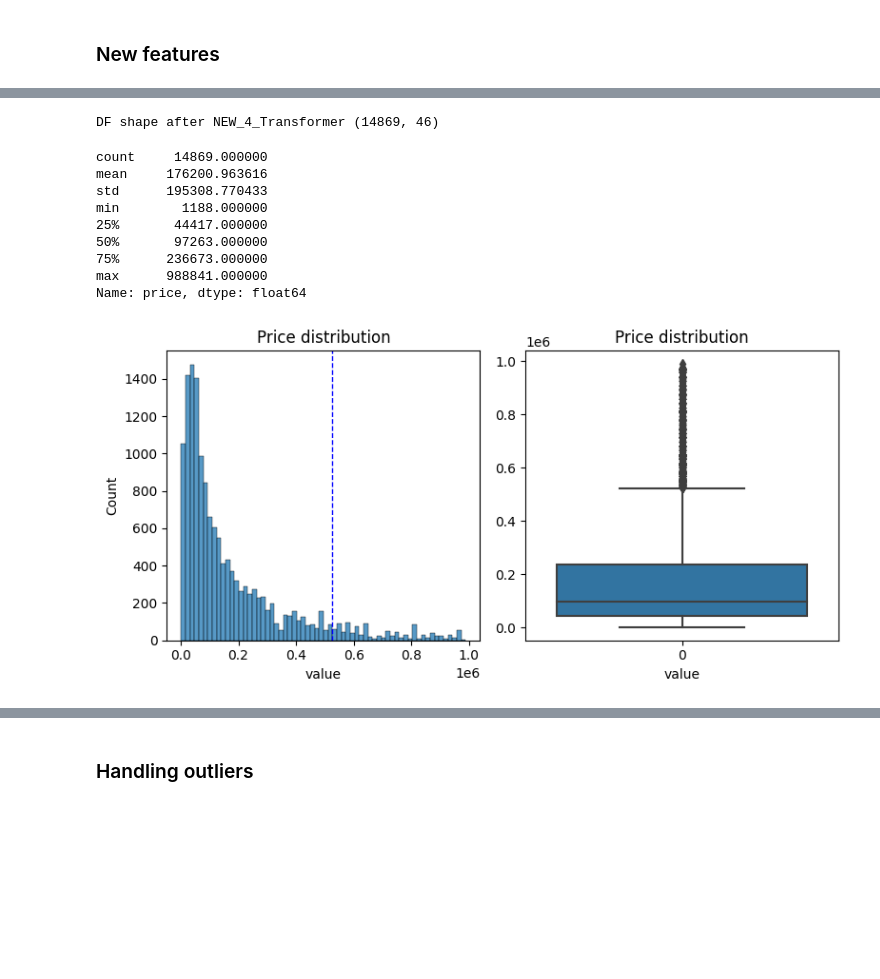
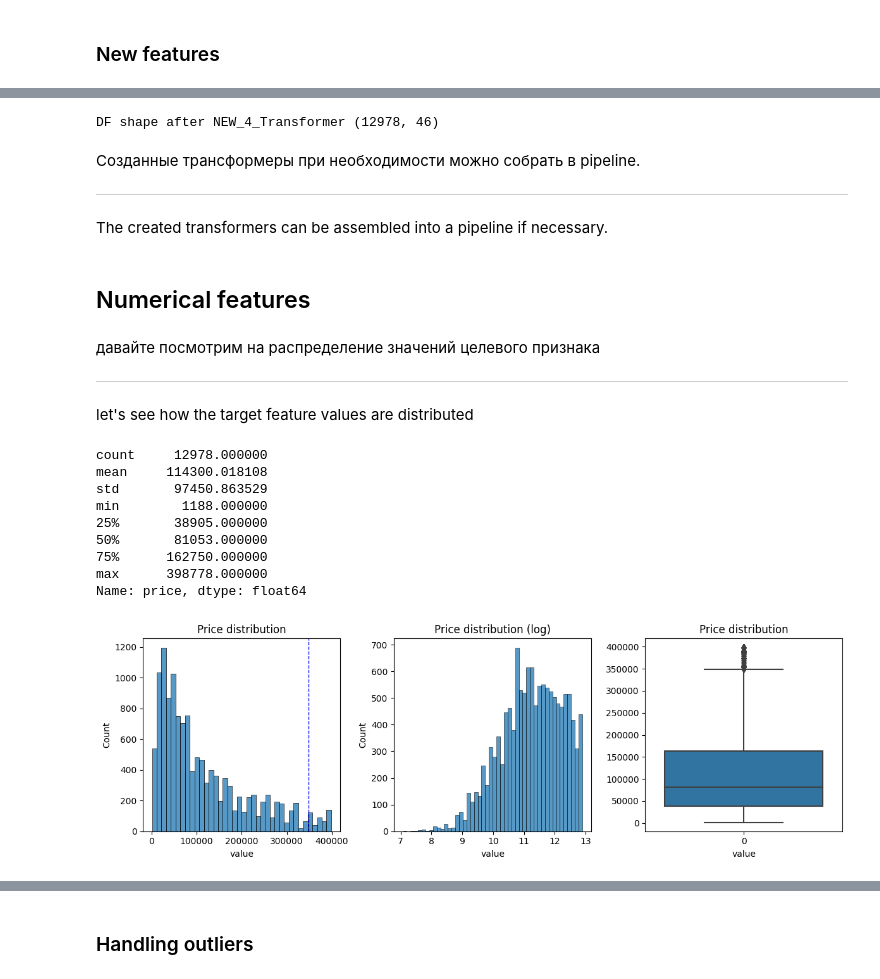
Before and after one commit to ssiarhei115/CountryHouse-price-prediction, a Jupyter notebook: code.ipynb, the cells around one changed output, grey strips where cells are left out. Drawn from its saved outputs; the diff is of its cells as text; code cells hidden in the pictures; blank space fills up the shorter version.

```diff
--- a/code.ipynb
+++ b/code.ipynb
@@ -119,9 +215,13 @@ class NUM_Transformer(TransformerMixin, BaseEstimator):
         X['house_width'] = X['Ширина застройки'].apply(lambda x: float(re.findall(r"\d+\.*\d*", x)[0]) if x is not np.nan else x)
         X['house_length'] = X['Длина застройки'].apply(lambda x: float(re.findall(r"\d+\.*\d*", x)[0]) if x is not np.nan else x)
 
+        # delete not processed features
         X.drop(['Площадь участка', 'Площадь общая', 'Уровней в доме', 'Год постройки', 'Процент готовности', 'Координаты', 'Цена',
-              'Площадь жилая', 'Площадь кухни', 'Ширина застройки', 'Длина застройки', 'kitchen_area', 'liv_house_area','house_length','house_width'], axis=1, inplace=True)
+              'Площадь жилая', 'Площадь кухни', 'Ширина застройки', 'Длина застройки'], axis=1, inplace=True)
+        # drop following features wich contains plenty of nan-values
+        X.drop(['kitchen_area', 'liv_house_area','house_length','house_width'], axis=1, inplace=True)
 
+        # fill nan
         X = X.fillna({
             'house_readiness': X['house_readiness'].median(),
             'house_area': X['house_area'].median(),
@@ -131,7 +231,9 @@ class NUM_Transformer(TransformerMixin, BaseEstimator):
         })
 
         X = X[X['house_coordinates'].notna()]
-        X = X[(X['price']<500000) & (X['price']>1000)]
+        # remove the entries with price more than 500000. this improves the scores but this the topic to discuss.
+        # But it's obvious that price without restriction increases the price dispersion in the categories
+        X = X[(X['price']<400000) & (X['price']>1000)]
 
         print(f"DF shape after NUM_Transformer {X.shape}")
 
@@ -399,7 +550,7 @@ class CAT_1_Transformer(TransformerMixin, BaseEstimator):
             "['Местная']":'местная',
             "['Есть']":'есть',
             "['Центральная']":'центральн.',
-            "['Нет']":'нет',
+            "['Нет']":'с/у наружн.',
             })
 
         X['Электроснабжение'] = X['Электроснабжение'].map({
@@ -437,7 +588,7 @@ class CAT_1_Transformer(TransformerMixin, BaseEstimator):
             "['Водопровод']":'водопровод'
             })
 
-
+        # fill nan-values
         X[self.categories] = X[self.categories].fillna('нет')
 
         print(f"DF shape after CAT_1_Transformer {X.shape}")
@@ -535,7 +717,7 @@ class CAT_2_Transformer(TransformerMixin, BaseEstimator):
             "['Керамзитбетон']":'керамзитобетон',
             "['Каркасный', 'деревянный']":'каркасн. дер.',
             "['Белый', 'кирпич']":'кирпич бел.',
-            "['Бревенчатый']":'сруб',
+            "['Бревенчатый']":'бревенчатый',
             "['Силикатные', 'блоки']":'блок г/с',
             "['Красный', 'кирпич']":'кирпич',
             "['Панельный']":'панельн.',
@@ -729,16 +942,16 @@ class NEW_4_Transformer(TransformerMixin, BaseEstimator):
 
         X['regional_center_coordinates'] = X['Область'].apply(lambda x: str(regions_dict[x]) )
 
-        #
+        # load the data from file with district coordinates, parsed before
         districts_df = pd.read_csv('data/districts.csv').rename(columns={'Unnamed: 0':'Район'})
         districts_df.loc[districts_df.shape[0]] = ['Минск','(53.55, 27.33)','(53.55, 27.33)']
         X = pd.merge(X, districts_df, how='left', on='Район')
 
         #df['distance_house_district_center'] = df.apply(lambda x: get_distance(x['house_coordinates'], x['district_center_coordinates']), axis=1)
-        X['distance_house_district_city'] = X.apply(lambda x: get_distance(X,x['house_coordinates'], x['district_city_coordinates'], regions_dict), axis=1)
+        X['distance_house_district_city'] = X.apply(lambda x: get_distance(x['house_coordinates'], x['district_city_coordinates'], regions_dict), axis=1)
         #df['distance_house_region'] = df.apply(lambda x: get_distance(x['house_coordinates'], x['regional_center_coordinates'],1)[0], axis=1)
-        X['distance_house_region_min'] = X.apply(lambda x: get_distance(X,x['house_coordinates'], x['regional_center_coordinates'],regions_dict,1)[1], axis=1)
-        X['distance_house_minsk'] = X.apply(lambda x: get_distance(X,x['house_coordinates'], str(regions_dict['Минск']),regions_dict), axis=1)
+        X['distance_house_region_min'] = X.apply(lambda x: get_distance(x['house_coordinates'], x['regional_center_coordinates'],regions_dict,1)[1], axis=1)
+        X['distance_house_minsk'] = X.apply(lambda x: get_distance(x['house_coordinates'], str(regions_dict['Минск']),regions_dict), axis=1)
         X['distances_multiply'] = X['distance_house_minsk'] * X['distance_house_region_min'] * X['distance_house_district_city']
         #X['distances_sum'] = X['distance_house_minsk'] + X['distance_house_region_min'] + X['distance_house_district_city']
 
@@ -753,4 +966,8 @@ class NEW_4_Transformer(TransformerMixin, BaseEstimator):
 cat_4_treat = NEW_4_Transformer()
 df = cat_4_treat.transform(df)
 # %% [output]
-DF shape after NEW_4_Transformer (14869, 46)
+DF shape after NEW_4_Transformer (12978, 46)
+# %% [markdown]
+Созданные трансформеры при необходимости можно собрать в pipeline.
+______________
+The created transformers can be assembled into a pipeline if necessary.
@@ -757,19 +986,26 @@ DF shape after NEW_4_Transformer (14869, 46)
+# %% [markdown]
+## Numerical features
+# %% [markdown]
+давайте посмотрим на распределение значений целевого признака
+________________
+let's see how the target feature values are distributed
 # %%
-f,a = plt.subplots(1,2,figsize=(8,4))
+f,a = plt.subplots(1,3,figsize=(12,4))
 x = df['price']
 sns.histplot(x, ax=a[0]).set(title=f'Price distribution', xlabel='value');
-sns.boxplot(x, ax=a[1]).set(title=f'Price distribution', xlabel='value');
+sns.boxplot(x, ax=a[2]).set(title=f'Price distribution', xlabel='value');
+sns.histplot(np.log(x), ax=a[1]).set(title=f'Price distribution (log)', xlabel='value');
 a[0].axvline(x.quantile(0.75) + 1.5*(x.quantile(0.75)-x.quantile(0.25)), color='b', ls='--', lw=1)
 plt.tight_layout()
 x.describe()
 # %% [output]
-count     14869.000000
-mean     176200.963616
-std      195308.770433
+count     12978.000000
+mean     114300.018108
+std       97450.863529
 min        1188.000000
-25%       44417.000000
-50%       97263.000000
-75%      236673.000000
-max      988841.000000
+25%       38905.000000
+50%       81053.000000
+75%      162750.000000
+max      398778.000000
 Name: price, dtype: float64
-[figure, old version]
+[figure, new version]
```
Also changed, not shown: parts of 90 cells of this notebook, 11 other files.
